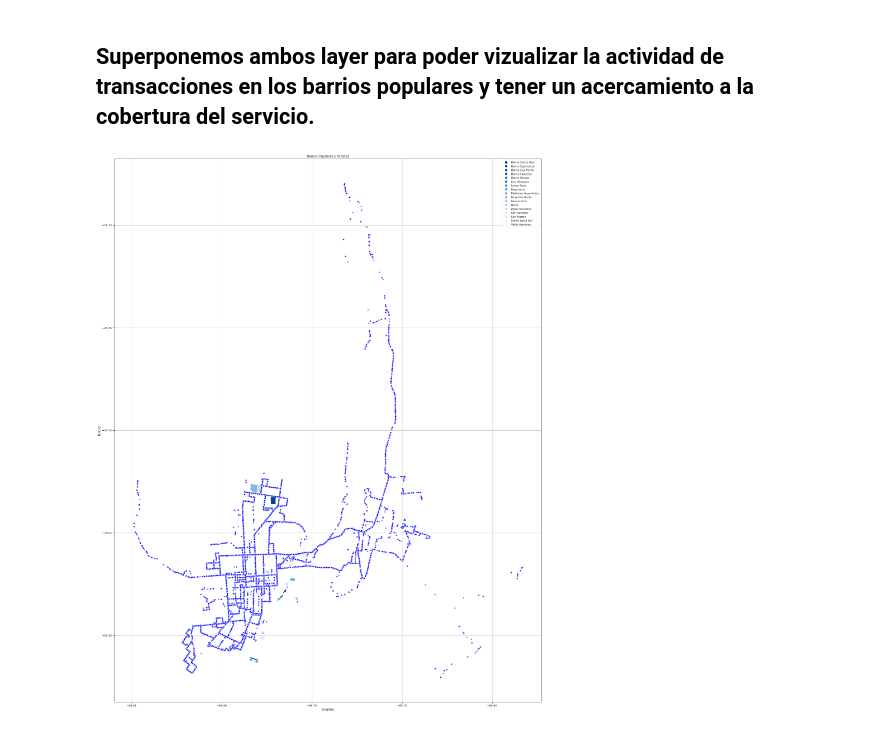
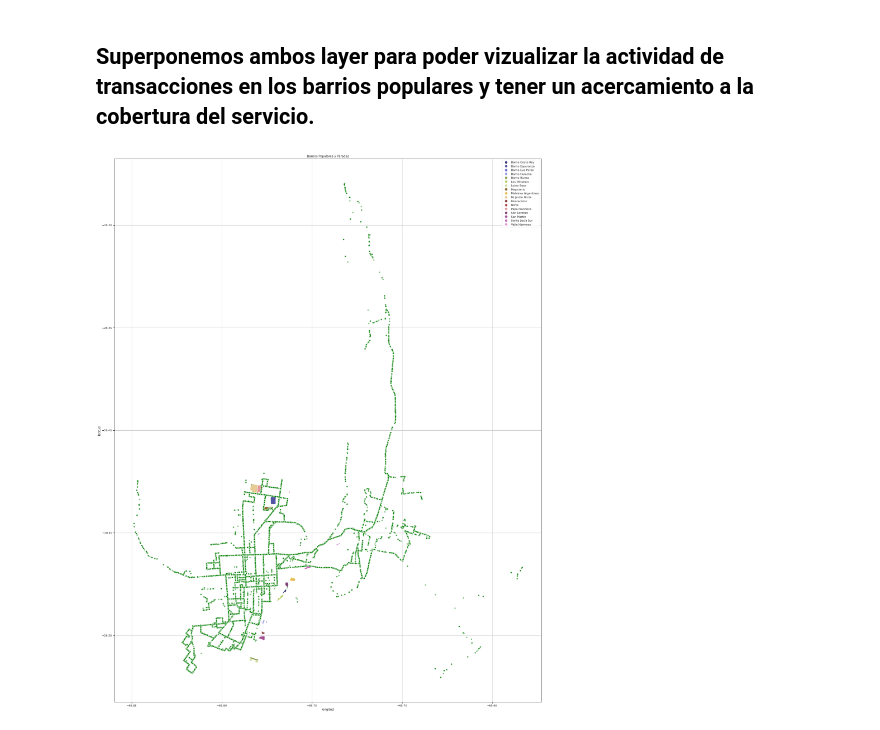
Before and after one commit to sebasruggero/analisis_transporte_catamarca, a Jupyter notebook: Análisis_Catamarca.ipynb, the cells around one changed output. Cells and saved outputs as stored; diff of their text form; code cells hidden in the pictures.

```diff
--- a/Análisis_Catamarca.ipynb
+++ b/Análisis_Catamarca.ipynb
@@ -45,5 +45,5 @@ BLUE = "#5DADE2"
 # %%
 ## Importamos la data
 url = 'https://raw.githubusercontent.com/sebasruggero/analisis_transporte_catamarca/main/cata.csv'
-
-df = pd.read_csv(url)
+dataframe = pd.read_csv(url)
+dataframe.head()
@@ -50,6 +58,6 @@ df = pd.read_csv(url)
 # %%
 ## Cambiamos el tipo de dato a Datetime
-df['FECHATRX'] = pd.to_datetime(df['FECHATRX'],errors='coerce')
+dataframe['FECHATRX'] = pd.to_datetime(dataframe['FECHATRX'],errors='coerce')
 
 ## Pasamos los float a 3 decimales
 pd.set_option('display.float_format', lambda x: '%.3f' % x) ## Seteamos 3 digidos decimales
@@ -252,20 +260,19 @@ mapa
 ## Superponemos ambos layer para poder vizualizar la actividad de transacciones en los barrios populares y tener un acercamiento a la cobertura del servicio.
 # %%
 # Graficamos el shape junto con los recorridos para poder observar
-
-barrios_populares_catamarca.plot(column='Barrio', legend=True , figsize=(40,40), cmap="Blues_r")
+barrios_populares_catamarca.plot(column='Barrio', legend=True , figsize=(40,40), cmap="tab20b")
 
 # Agregamos los puntos del recorrido
-plt.scatter(x=df.LONGITUDE, y=df.LATITUDE, c='blue', edgecolor = 'white', alpha=0.5)
+plt.scatter(x=dataframe.LONGITUDE, y=dataframe.LATITUDE, c='green', edgecolor = 'white', alpha=0.5)
 
 # Agegamos etiquetas y titulos
 plt.title('Barrios Populares y Paradas')
 plt.xlabel('longitud')
 plt.ylabel('latitud')
 
 
 # Agregamos grid y mostramos
 plt.grid()
 plt.show()
 # %% [output]
-[figure, old version]
+[figure, new version]
```
Also changed, not shown: parts of 10 cells of this notebook.
